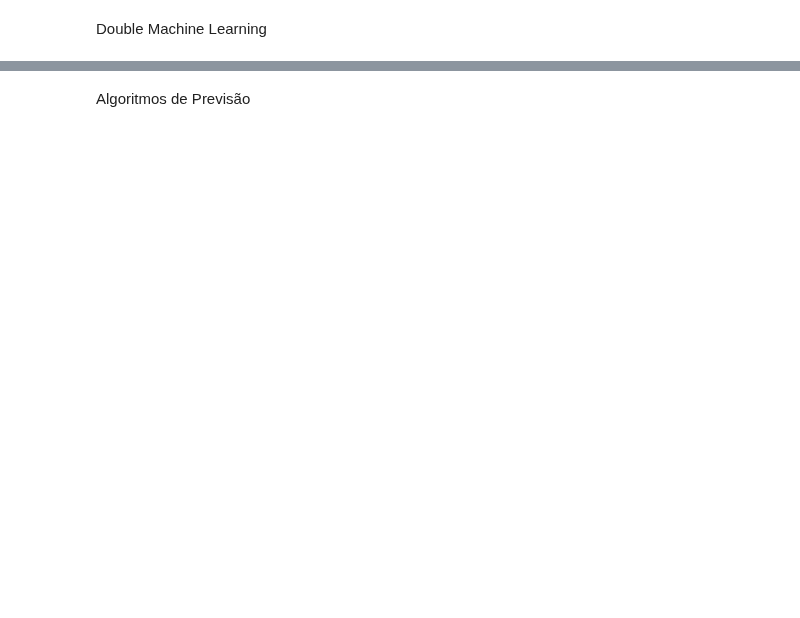
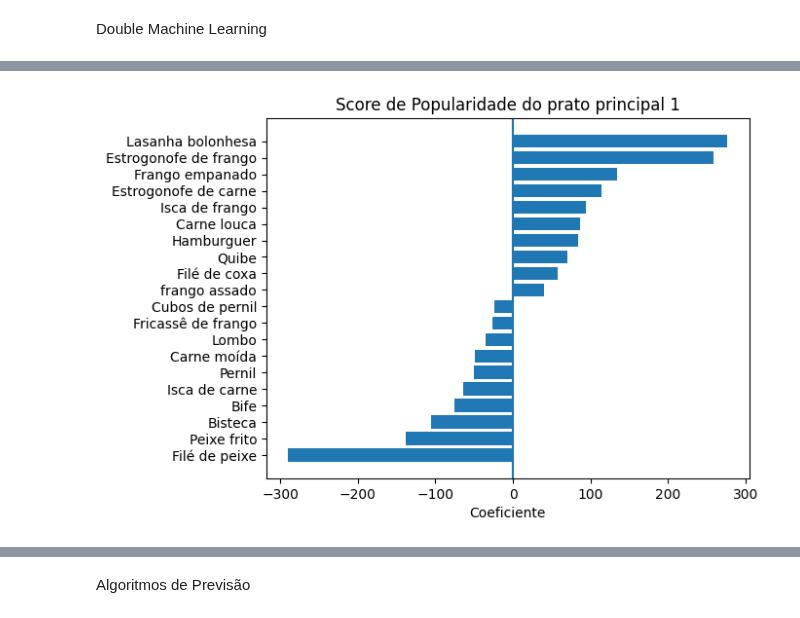
Before and after one commit to rafaelcarmanhani/projeto-ru, a Jupyter notebook: previsao/notebooks/Previsão_area1.ipynb, the cells around one changed output, grey strips where cells are left out. Saved outputs shown, nothing was run; the diff lists cells and outputs as text; code cells hidden in the pictures; blank space fills up the shorter version.

```diff
--- a/previsao/notebooks/Previsão_area1.ipynb
+++ b/previsao/notebooks/Previsão_area1.ipynb
@@ -57,9 +100,11 @@ data = data.groupby("sobremesa_1").filter(lambda x: len(x) >= 5)
 # %%
+data_raw_base = data.copy()
+
 #Aplicando One Hot Encoding nas variáveis categóricas
 data = pd.get_dummies(data, columns=['Mês','Dia_semana','Dia_mês','prato_principal_1', 'prato_principal_2', 'guarnição', 'sobremesa_1', 'refeicao'])
 
 #Guardando os atributos
-atributos = data.drop(columns=['Total']).columns
+atributos = data.drop(columns=['total']).columns
 # %%
 #R2 ajustado
 
@@ -150,0 +270,35 @@ Successfully installed colorlog-6.10.1 doubleml-0.11.2 librt-0.8.1 mypy-1.19.1 m
+# %%
+#Gera o gráfico do doubleML para o prato principal 1
+
+import pandas as pd
+import matplotlib.pyplot as plt
+
+df_coef = pd.DataFrame({
+    "Variável": d_cols,
+    "Coeficiente": dml_plr.coef
+})
+
+# remover prefixo
+df_coef["Variável"] = df_coef["Variável"].str.replace("prato_principal_1_", "", regex=False)
+
+# Ordenar do menor para o maior
+df_sorted = df_coef.sort_values(by="Coeficiente")
+
+# 10 menores (mais negativos)
+bottom10 = df_sorted.head(10)
+
+# 10 maiores (mais positivos)
+top10 = df_sorted.tail(10)
+
+# Juntar para plotar
+plot_df = pd.concat([bottom10, top10])
+
+plt.figure()
+plt.barh(plot_df["Variável"], plot_df["Coeficiente"])
+plt.axvline(0)  # linha no zero para referência
+plt.xlabel("Coeficiente")
+plt.title("Score de Popularidade do prato principal 1")
+plt.savefig('../images/area1/sppp1.png', bbox_inches='tight')
+plt.show()
+# %% [output]
+[figure, added]
```
Also changed, not shown: parts of 38 cells of this notebook, 12 other files.
